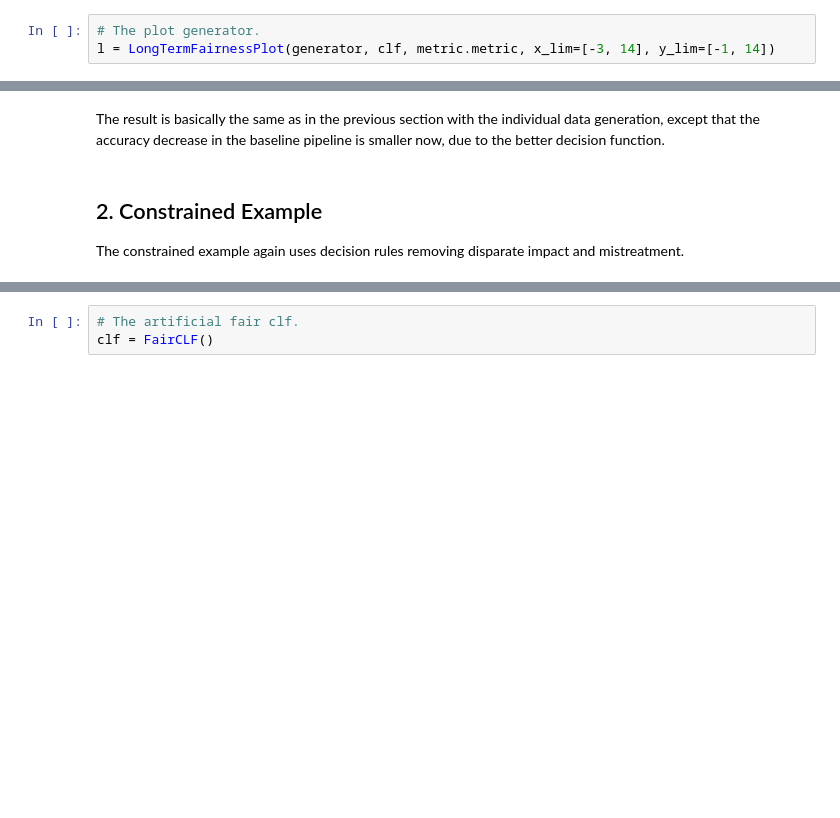
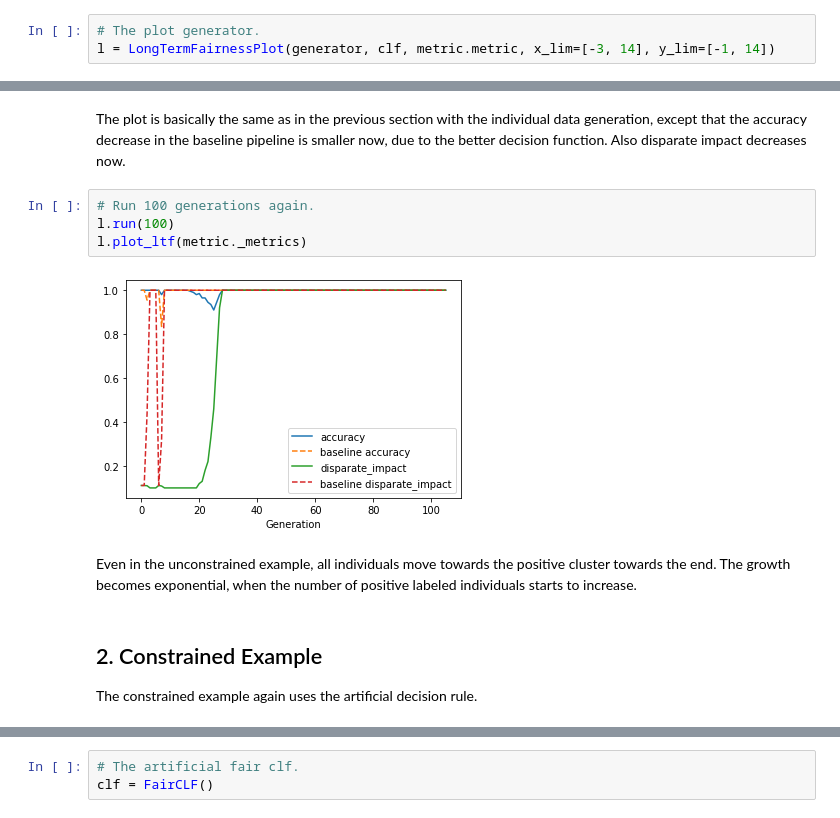
Before and after one commit to danilobr94/dynamic-aif-framework, a Jupyter notebook: examples/2_4_group_data_generation.ipynb, the cells around one changed output, grey strips where cells are left out. Saved outputs shown, nothing was run; the diff lists cells and outputs as text; blank space fills up the shorter version.

```diff
--- a/examples/2_4_group_data_generation.ipynb
+++ b/examples/2_4_group_data_generation.ipynb
@@ -70,5 +70,13 @@ l.plot_ltf(metric._metrics)
 # %% [markdown]
-The result is basically the same as in the previous section with the individual data generation, except that the accuracy decrease in the baseline pipeline is smaller now, due to the better decision function.
+The plot is basically the same as in the previous section with the individual data generation, except that the accuracy decrease in the baseline pipeline is smaller now, due to the better decision function. Also disparate impact decreases now.
+# %%
+# Run 100 generations again.
+l.run(100)
+l.plot_ltf(metric._metrics)
+# %% [output]
+[figure, added]
+# %% [markdown]
+Even in the unconstrained example, all individuals move towards the positive cluster towards the end. The growth becomes exponential, when the number of positive labeled individuals starts to increase.
 # %% [markdown]
 ## 2. Constrained Example
-The constrained example again uses decision rules removing disparate impact and mistreatment.
+The constrained example again uses the artificial decision rule.
```
Also changed, not shown: parts of 13 cells of this notebook.
